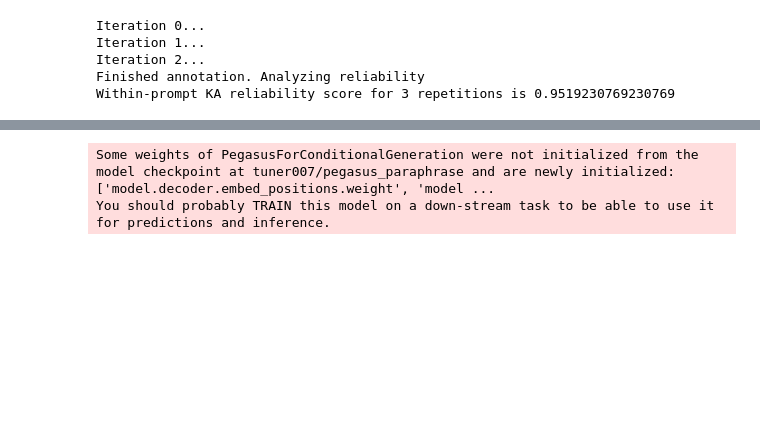
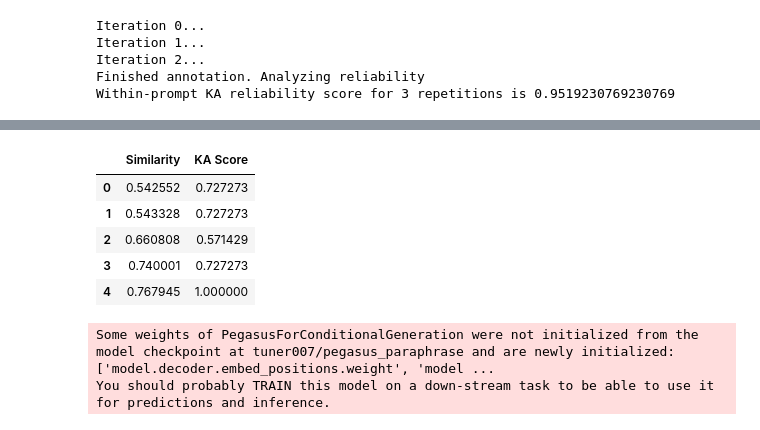
Before and after one commit to cjbarrie/promptstability, a Jupyter notebook: notebooks/manisfestos class.ipynb, the cells around one changed output, grey strips where cells are left out. Saved outputs shown, nothing was run; the diff lists cells and outputs as text; code cells hidden in the pictures; blank space fills up the shorter version.

```diff
--- a/notebooks/manisfestos class.ipynb
+++ b/notebooks/manisfestos class.ipynb
@@ -646,0 +685,11 @@ NameError: name 'rel_by_sim' is not defined
+# %%
+data = {'Similarity': rel_vs_sim['similarity'], 'KA Score': rel_vs_sim['KA']}
+df = pd.DataFrame(data)
+df
+# %% [output]
+|  | Similarity | KA Score |
+| 0 | 0.542552 | 0.727273 |
+| 1 | 0.543328 | 0.727273 |
+| 2 | 0.660808 | 0.571429 |
+| 3 | 0.740001 | 0.727273 |
+| 4 | 0.767945 | 1.000000 |
```
Also changed, not shown: parts of 5 cells of this notebook.
